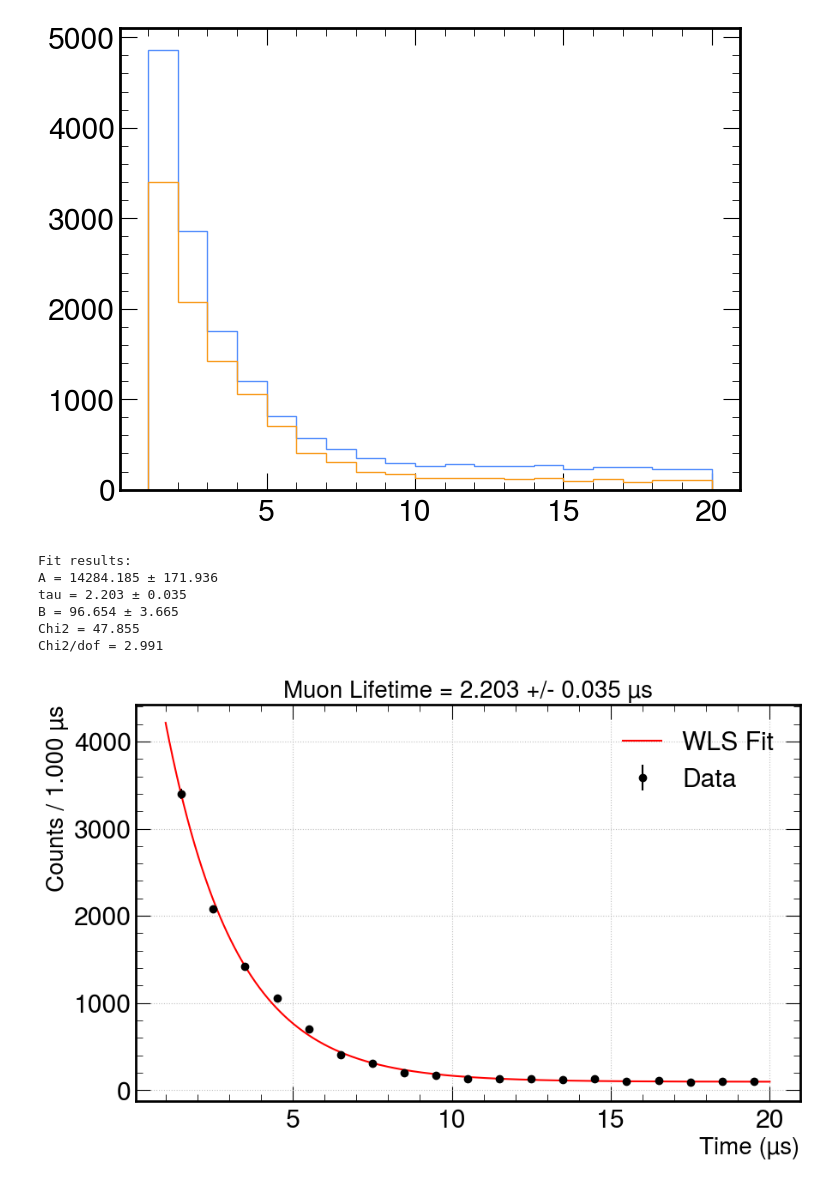
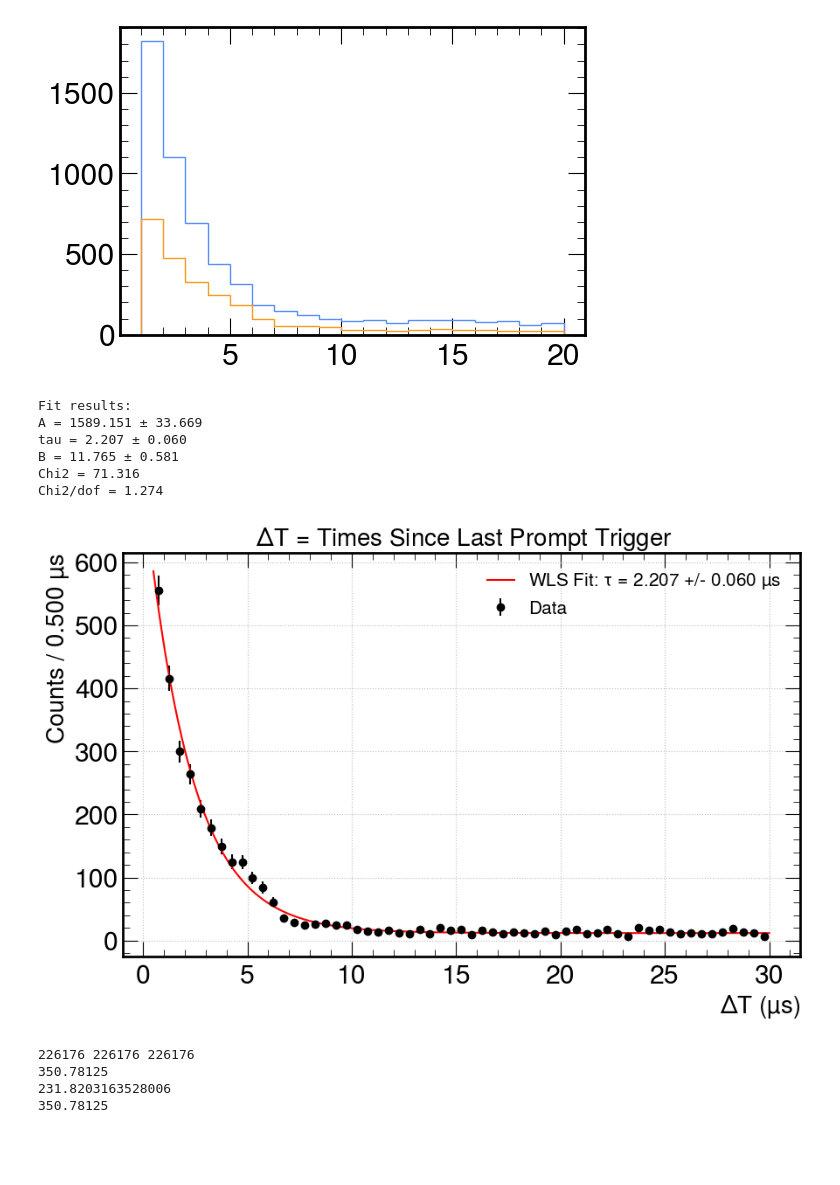
Before and after one commit to hbjamin/dichroicon-analysis, a Jupyter notebook: muons/main.ipynb, the cells around one changed output. Drawn from its saved outputs; the diff is of its cells as text; code cells hidden in the pictures; blank space fills up the shorter version.

Commit message:
selected michel electrons

```diff
--- a/muons/main.ipynb
+++ b/muons/main.ipynb
@@ -172,11 +226,14 @@ Found 1157 files for run 1246
 # %%
-prompt_nhit_range = (135,200)
-follower_nhit_range = (65,135)
+prompt_nhit_range = (180,200)
+follower_nhit_range = (80,130)
+
+prompt_charge_range = (300, 3000)
 
 run.reset_trigger_types()
 run.reset_time_since_last_prompt_trigger()
 
-run.set_trigger_types(prompt_nhit_range, follower_nhit_range)
+run.set_trigger_types_with_nhit(prompt_nhit_range, follower_nhit_range)
+#run.set_trigger_types_with_nhit_and_charge(prompt_nhit_range, follower_nhit_range, prompt_charge_range)
 run.set_time_since_last_promp_trigger()
 
 nprompt = [event.trigger_type==0 for event in run.events].count(True)
@@ -255,15 +326,15 @@ fig.colorbar(hd[3],ax=ax[1])
 # %%
-plt.figure(figsize=(8, 6))
+plt.figure(figsize=(6, 4))
 plt.hist(deltat, bins=19, range=(1, 20), histtype='step', label='Follower')
 plt.hist(deltat_follower, bins=19, range=(1, 20), histtype='step', label='Follower');
 # %% [output]
-[figure, old version]
+[figure, new version]
 # %%
 
 def fit_decay_hist(data):
 
-    bins = 19
-    range = (1, 20)
+    bins = 59
+    range = (0.5, 30)
 
     counts, bin_edges = np.histogram(data, bins=bins, range=range)
     bin_centers = 0.5 * (bin_edges[:-1] + bin_edges[1:])
@@ -299,20 +370,38 @@ def fit_decay_hist(data):
     plt.figure(figsize=(10, 6))
     plt.errorbar(bin_centers, counts, yerr=sigma, fmt='o', color='black', label='Data')
     t_fine = np.linspace(*range, 1000)
-    plt.plot(t_fine, decay_model(t_fine, *popt), color='red', label='WLS Fit')
-    plt.xlabel('Time (µs)', fontsize=20)
+    plt.plot(t_fine, decay_model(t_fine, *popt), color='red', label=fr'WLS Fit: $\tau$ = {tau_fit:.3f} +/- {tau_err:.3f} µs')
+    plt.xlabel('$\Delta$T (µs)', fontsize=20)
     plt.ylabel(f"Counts / {(range[-1]-range[0])/bins:.3f} µs",fontsize=20)
-    plt.title(f"Muon Lifetime = {tau_fit:.3f} +/- {tau_err:.3f} µs",fontsize=20)
-    plt.legend()
+    plt.title(f" $\Delta$T = Times Since Last Prompt Trigger",fontsize=20)
     plt.grid(True)
+    #plt.yscale('log')
+    #plt.axvspan(0.5,3, color='blue', alpha=0.5, label='Selected Events')
+    plt.legend(fontsize=15)
     plt.show()
 
+
+#deltat_follower = [event.time_since_last_prompt_trigger_us for event in run.events if event.trigger_type==1 and event.time_since_last_prompt_trigger_us<10]
 fit_decay_hist(deltat_follower)
 # %% [output]
 Fit results:
-A = 14284.185 ± 171.936
-tau = 2.203 ± 0.035
-B = 96.654 ± 3.665
-Chi2 = 47.855
-Chi2/dof = 2.991
+A = 1589.151 ± 33.669
+tau = 2.207 ± 0.060
+B = 11.765 ± 0.581
+Chi2 = 71.316
+Chi2/dof = 1.274
-[figure, old version]
+[figure, new version]
+# %%
+total_digit_charge_pc = [event.total_digit_charge_pc for event in run.events if event.trigger_type!=None]
+total_log_charge_pc = [event.total_log_charge_pc for event in run.events if event.trigger_type!=None]
+total_gaussian_charge_pc = [event.total_gaussian_charge_pc for event in run.events if event.trigger_type!=None]
+
+print(len(total_log_charge_pc),len(total_digit_charge_pc), len(total_gaussian_charge_pc))
+print(total_digit_charge_pc[0])
+print(total_log_charge_pc[0])
+print(total_digit_charge_pc[0])
+# %% [output]
+226176 226176 226176
+350.78125
+231.8203163528006
+350.78125
```
Also changed, not shown: parts of 11 cells of this notebook.
